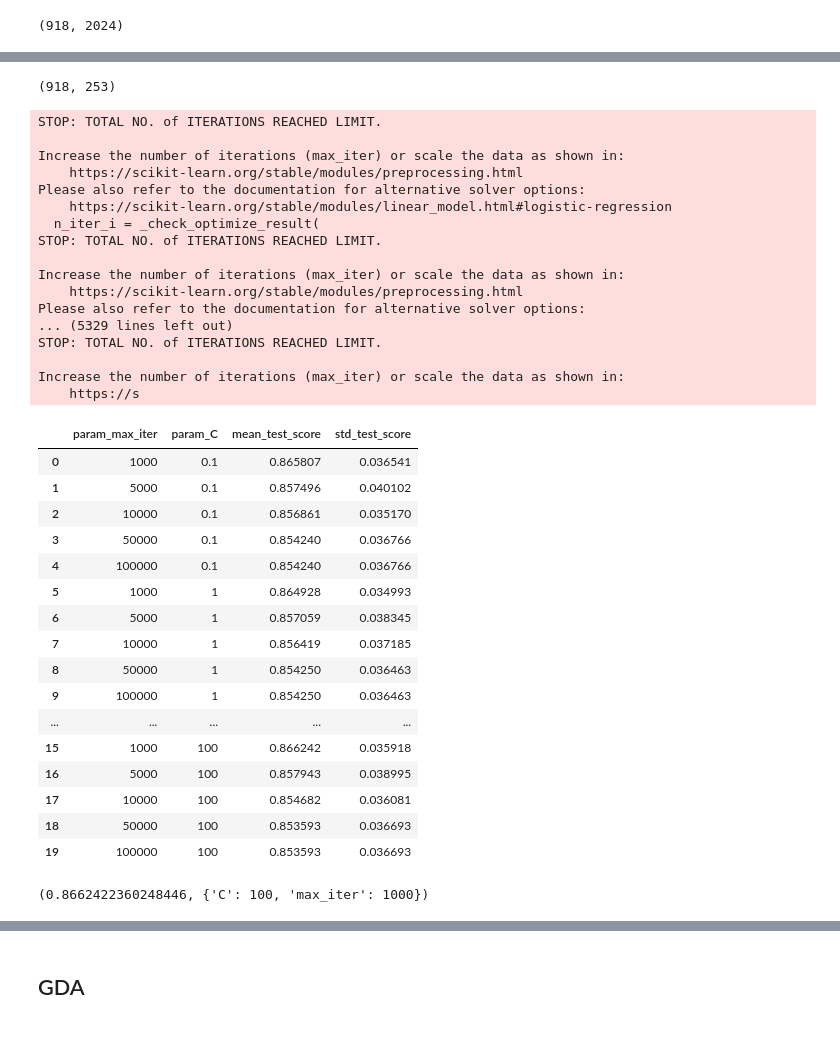
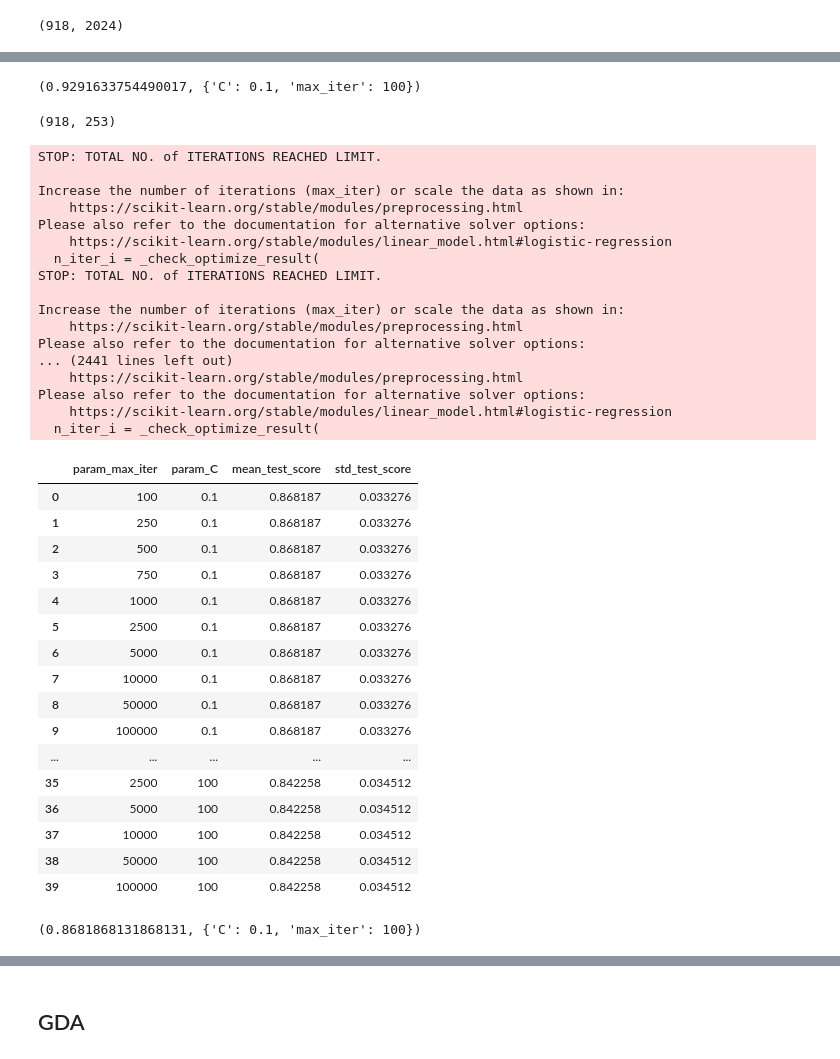
Before and after one commit to MichaelPlug/FDS_Project_HFD, a Jupyter notebook: Project_notebook.ipynb, the cells around one changed output, grey strips where cells are left out. Cells and saved outputs as stored; diff of their text form; code cells hidden in the pictures.

```diff
--- a/Project_notebook.ipynb
+++ b/Project_notebook.ipynb
@@ -948,4 +951,6 @@ X_df_extraC = pd.get_dummies(X_df_extraC).values
 
 #creating the array fo the y
 y = df_extraC['HeartDisease']
+min_max_scaler = MinMaxScaler()
+X_df_extraC = min_max_scaler.fit_transform(X_df_extraC)
 y_extraC = y.values
@@ -978,7 +987,7 @@ K=10
 repeats=5
 cv = RepeatedKFold(n_splits=K, n_repeats=repeats, random_state=0)
 clf = GridSearchCV(LogisticRegression(),{
-    'max_iter' : [1000,5000,10000,50000,100000],
+    'max_iter' : [100, 250, 500, 750, 1000,2500, 5000,10000,50000,100000],
     'C': [0.1,1, 10,100],
 }, cv=cv,scoring='accuracy')
 
@@ -1030,0 +1040,23 @@ clf.best_score_, clf.best_params_
+# %%
+
+####grid search stuff
+from sklearn.model_selection import GridSearchCV
+
+Scores = {'roc_auc'}
+##[0.0001, 0.0003, 0.001, 0.003, 0.01, 0.03, 0.1, 0.3, 1.0]
+
+K=10
+repeats=5
+cv = RepeatedKFold(n_splits=K, n_repeats=repeats, random_state=0)
+clf = GridSearchCV(LogisticRegression(),{
+    'max_iter' : [100, 250, 500, 750, 1000,2500, 5000,10000,50000,100000],
+    'C': [0.1,1, 10,100],
+}, cv=cv,scoring='roc_auc')
+
+
+clf.fit(X_deg3, y_extraC)
+clf.cv_results_
+
+
+res = pd.DataFrame(clf.cv_results_)
+res[['param_max_iter','param_C','mean_test_score','std_test_score']]
@@ -1031,3 +1098,7 @@ clf.best_score_, clf.best_params_
+# %%
+clf.best_score_, clf.best_params_
+# %% [output]
+(0.9291633754490017, {'C': 0.1, 'max_iter': 100})
 # %%
 from sklearn.preprocessing import PolynomialFeatures, FunctionTransformer
 X_df_extraC, y_extraC
@@ -1047,56 +1118,56 @@ Scores = {'accuracy'}
 ##[0.0001, 0.0003, 0.001, 0.003, 0.01, 0.03, 0.1, 0.3, 1.0]
 
 K=10
 repeats=5
 cv = RepeatedKFold(n_splits=K, n_repeats=repeats, random_state=0)
 clf = GridSearchCV(LogisticRegression(),{
-    'max_iter' : [1000,5000,10000,50000,100000],
+    'max_iter' : [100, 250, 500, 750, 1000,2500, 5000,10000,50000,100000],
     'C': [0.1,1, 10,100],
 }, cv=cv,scoring='accuracy')
 
 
 clf.fit(X_deg3, y_extraC)
 clf.cv_results_
 
 
 res = pd.DataFrame(clf.cv_results_)
 res[['param_max_iter','param_C','mean_test_score','std_test_score']]
 # %% [output]
 STOP: TOTAL NO. of ITERATIONS REACHED LIMIT.
 
 Increase the number of iterations (max_iter) or scale the data as shown in:
     https://scikit-learn.org/stable/modules/preprocessing.html
 Please also refer to the documentation for alternative solver options:
     https://scikit-learn.org/stable/modules/linear_model.html#logistic-regression
   n_iter_i = _check_optimize_result(
 STOP: TOTAL NO. of ITERATIONS REACHED LIMIT.
 
 Increase the number of iterations (max_iter) or scale the data as shown in:
     https://scikit-learn.org/stable/modules/preprocessing.html
 Please also refer to the documentation for alternative solver options:
-... (5329 lines left out)
-STOP: TOTAL NO. of ITERATIONS REACHED LIMIT.
-
-Increase the number of iterations (max_iter) or scale the data as shown in:
-    https://s
+... (2441 lines left out)
+    https://scikit-learn.org/stable/modules/preprocessing.html
+Please also refer to the documentation for alternative solver options:
+    https://scikit-learn.org/stable/modules/linear_model.html#logistic-regression
+  n_iter_i = _check_optimize_result(
 |  | param_max_iter | param_C | mean_test_score | std_test_score |
-| 0 | 1000 | 0.1 | 0.865807 | 0.036541 |
-| 1 | 5000 | 0.1 | 0.857496 | 0.040102 |
-| 2 | 10000 | 0.1 | 0.856861 | 0.035170 |
-| 3 | 50000 | 0.1 | 0.854240 | 0.036766 |
-| 4 | 100000 | 0.1 | 0.854240 | 0.036766 |
-| 5 | 1000 | 1 | 0.864928 | 0.034993 |
-| 6 | 5000 | 1 | 0.857059 | 0.038345 |
-| 7 | 10000 | 1 | 0.856419 | 0.037185 |
-| 8 | 50000 | 1 | 0.854250 | 0.036463 |
-| 9 | 100000 | 1 | 0.854250 | 0.036463 |
+| 0 | 100 | 0.1 | 0.868187 | 0.033276 |
+| 1 | 250 | 0.1 | 0.868187 | 0.033276 |
+| 2 | 500 | 0.1 | 0.868187 | 0.033276 |
+| 3 | 750 | 0.1 | 0.868187 | 0.033276 |
+| 4 | 1000 | 0.1 | 0.868187 | 0.033276 |
+| 5 | 2500 | 0.1 | 0.868187 | 0.033276 |
+| 6 | 5000 | 0.1 | 0.868187 | 0.033276 |
+| 7 | 10000 | 0.1 | 0.868187 | 0.033276 |
+| 8 | 50000 | 0.1 | 0.868187 | 0.033276 |
+| 9 | 100000 | 0.1 | 0.868187 | 0.033276 |
 | ... | ... | ... | ... | ... |
-| 15 | 1000 | 100 | 0.866242 | 0.035918 |
-| 16 | 5000 | 100 | 0.857943 | 0.038995 |
-| 17 | 10000 | 100 | 0.854682 | 0.036081 |
-| 18 | 50000 | 100 | 0.853593 | 0.036693 |
-| 19 | 100000 | 100 | 0.853593 | 0.036693 |
+| 35 | 2500 | 100 | 0.842258 | 0.034512 |
+| 36 | 5000 | 100 | 0.842258 | 0.034512 |
+| 37 | 10000 | 100 | 0.842258 | 0.034512 |
+| 38 | 50000 | 100 | 0.842258 | 0.034512 |
+| 39 | 100000 | 100 | 0.842258 | 0.034512 |
 # %%
 clf.best_score_, clf.best_params_
 # %% [output]
-(0.8662422360248446, {'C': 100, 'max_iter': 1000})
+(0.8681868131868131, {'C': 0.1, 'max_iter': 100})
```
Also changed, not shown: parts of 46 cells of this notebook.
